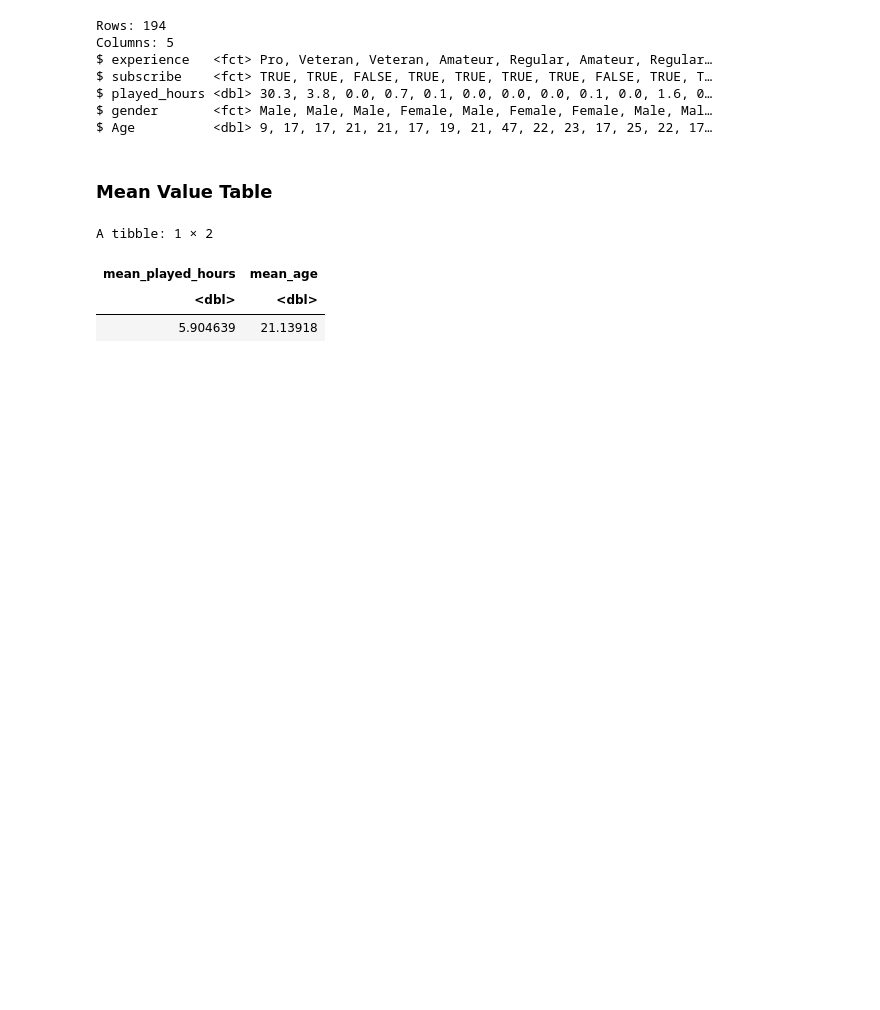
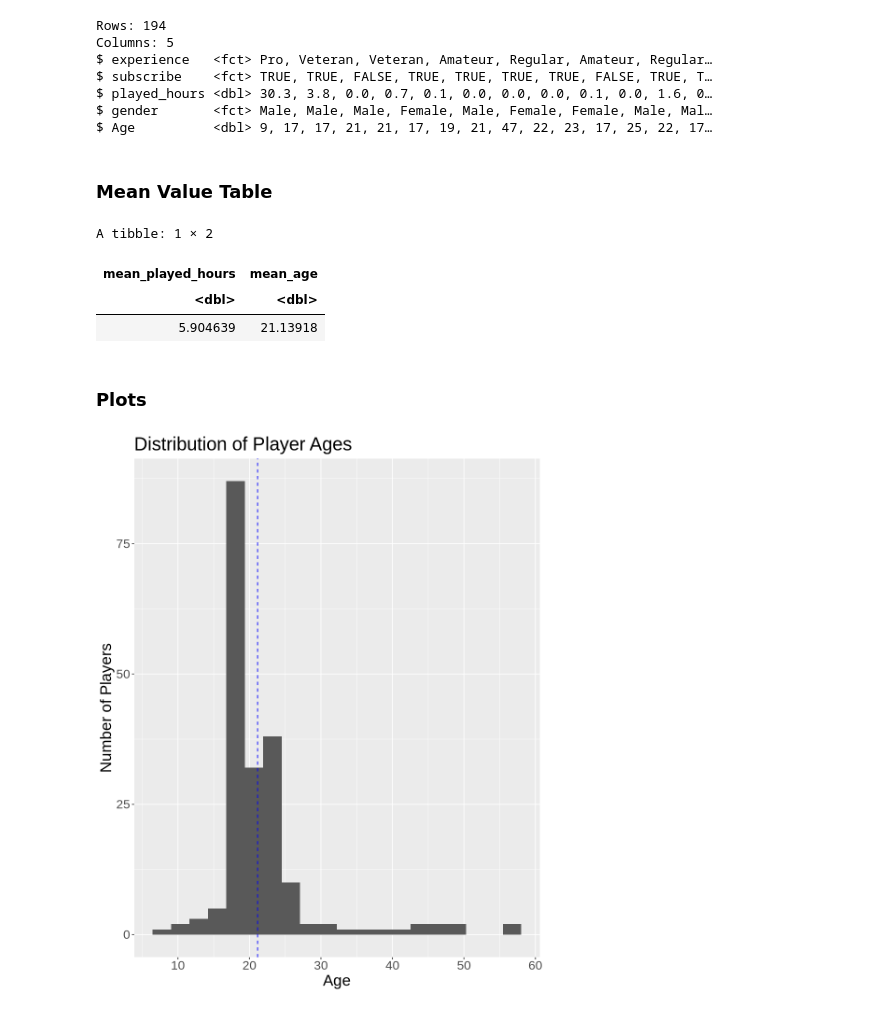
Before and after one commit to gaogaowara-cmd/dsci-100-project-group9-18, a Jupyter notebook: DSCI100_individual.ipynb, the cells around one changed output. Saved outputs shown, nothing was run; the diff lists cells and outputs as text; code cells hidden in the pictures; blank space fills up the shorter version.

Commit message:
Added two plots

```diff
--- a/DSCI100_individual.ipynb
+++ b/DSCI100_individual.ipynb
@@ -135,3 +135,5 @@ A tibble: 1 × 2
 | mean_played_hours | mean_age |
 | <dbl> | <dbl> |
 | 5.904639 | 21.13918 |
+# %% [markdown]
+### Plots
@@ -137,0 +142,11 @@ A tibble: 1 × 2
+# %%
+age_plot <- mc_players |>
+    ggplot(aes(x = Age)) +
+    geom_histogram(bins = 20) +
+    geom_vline(xintercept = mean(mc_players$Age, na.rm = TRUE), color = "blue", linetype = "dashed") + # blue dashed line represents the mean age
+    labs(title = "Distribution of Player Ages", x = "Age", y = "Number of Players") +
+    theme(text = element_text(size = 20))
+
+age_plot
+# %% [output]
+[figure, added]
```
Also changed, not shown: parts of 2 cells of this notebook.
